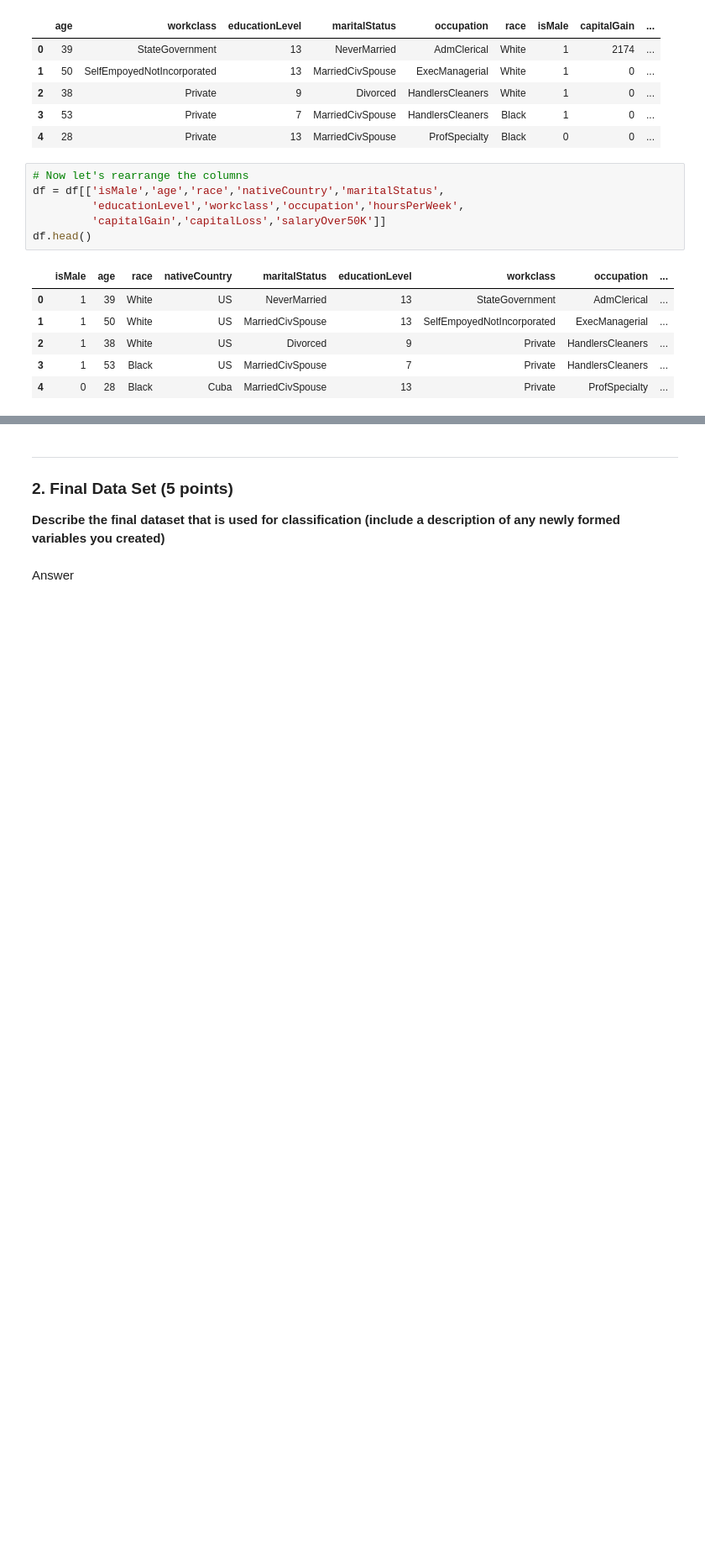
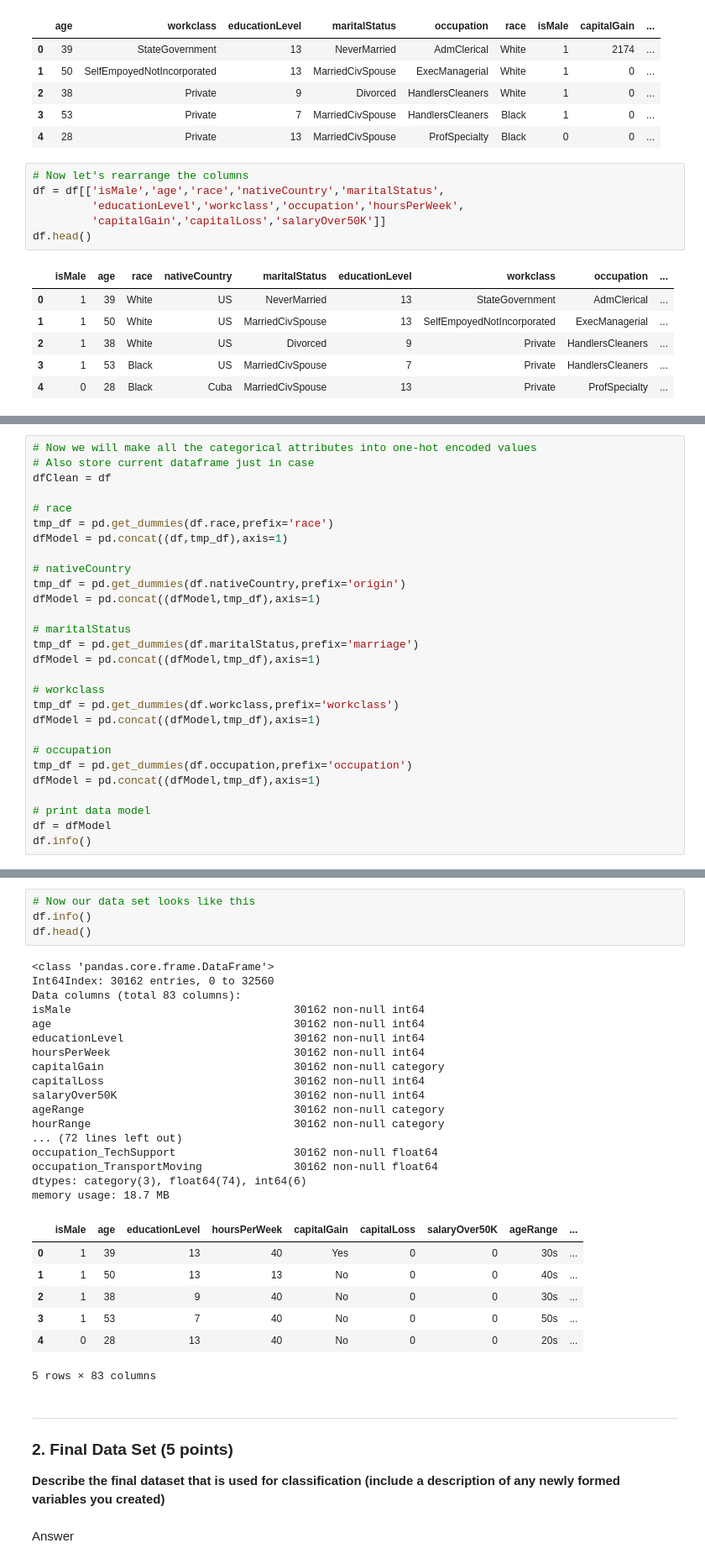
Before and after one commit to SpencerKaiser/DataMining, a Jupyter notebook: AssignmentTwo/A2-Master.ipynb, the cells around one changed output, grey strips where cells are left out. Shown at 84% size. Drawn from its saved outputs; the diff is of its cells as text; blank space fills up the shorter version.

```diff
--- a/AssignmentTwo/A2-Master.ipynb
+++ b/AssignmentTwo/A2-Master.ipynb
@@ -312,0 +308,28 @@ memory usage: 4.5+ MB
+# %%
+# Now we will make all the categorical attributes into one-hot encoded values
+# Also store current dataframe just in case
+dfClean = df
+
+# race
+tmp_df = pd.get_dummies(df.race,prefix='race')
+dfModel = pd.concat((df,tmp_df),axis=1)
+
+# nativeCountry
+tmp_df = pd.get_dummies(df.nativeCountry,prefix='origin')
+dfModel = pd.concat((dfModel,tmp_df),axis=1)
+
+# maritalStatus
+tmp_df = pd.get_dummies(df.maritalStatus,prefix='marriage')
+dfModel = pd.concat((dfModel,tmp_df),axis=1)
+
+# workclass
+tmp_df = pd.get_dummies(df.workclass,prefix='workclass')
+dfModel = pd.concat((dfModel,tmp_df),axis=1)
+
+# occupation
+tmp_df = pd.get_dummies(df.occupation,prefix='occupation')
+dfModel = pd.concat((dfModel,tmp_df),axis=1)
+
+# print data model
+df = dfModel
+df.info()
@@ -313,3 +371,32 @@ memory usage: 4.5+ MB
+# %%
+# Now our data set looks like this
+df.info()
+df.head()
+# %% [output]
+<class 'pandas.core.frame.DataFrame'>
+Int64Index: 30162 entries, 0 to 32560
+Data columns (total 83 columns):
+isMale                                  30162 non-null int64
+age                                     30162 non-null int64
+educationLevel                          30162 non-null int64
+hoursPerWeek                            30162 non-null int64
+capitalGain                             30162 non-null category
+capitalLoss                             30162 non-null int64
+salaryOver50K                           30162 non-null int64
+ageRange                                30162 non-null category
+hourRange                               30162 non-null category
+... (72 lines left out)
+occupation_TechSupport                  30162 non-null float64
+occupation_TransportMoving              30162 non-null float64
+dtypes: category(3), float64(74), int64(6)
+memory usage: 18.7 MB
+|  | isMale | age | educationLevel | hoursPerWeek | capitalGain | capitalLoss | salaryOver50K | ageRange | ... |
+| 0 | 1 | 39 | 13 | 40 | Yes | 0 | 0 | 30s | ... |
+| 1 | 1 | 50 | 13 | 13 | No | 0 | 0 | 40s | ... |
+| 2 | 1 | 38 | 9 | 40 | No | 0 | 0 | 30s | ... |
+| 3 | 1 | 53 | 7 | 40 | No | 0 | 0 | 50s | ... |
+| 4 | 0 | 28 | 13 | 40 | No | 0 | 0 | 20s | ... |
+5 rows × 83 columns
 # %% [markdown]
 ---
 ### 2. Final Data Set (5 points)
```
Also changed, not shown: parts of 14 cells of this notebook.
